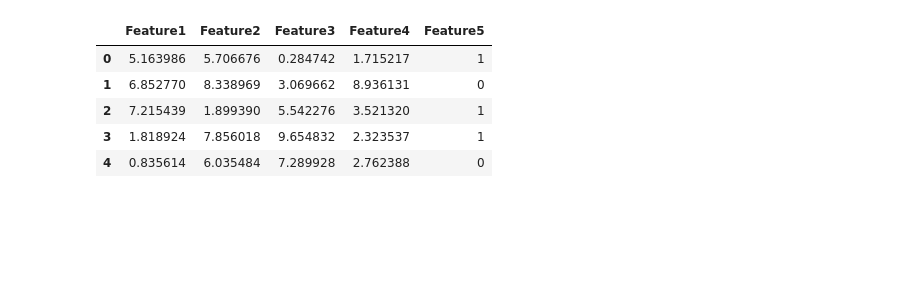
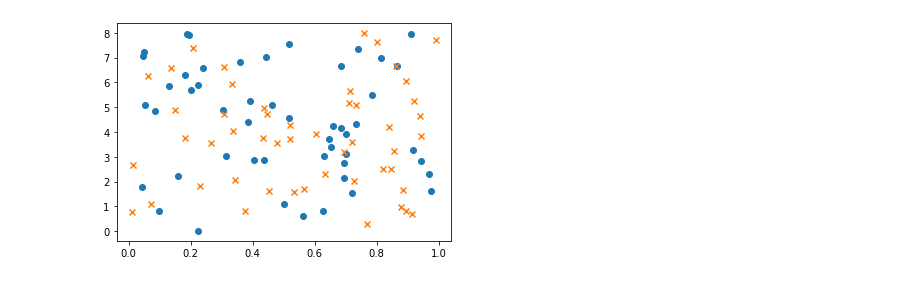
Before and after one commit to CodesOfAnurag/ML_Assignment, a Jupyter notebook: Assignment_MLP/Assignment_MLP.ipynb, the cells around one changed output. Saved outputs shown, nothing was run; the diff lists cells and outputs as text; code cells hidden in the pictures; blank space fills up the shorter version.

```diff
--- a/Assignment_MLP/Assignment_MLP.ipynb
+++ b/Assignment_MLP/Assignment_MLP.ipynb
@@ -4,22 +6,20 @@ import pandas as pd
 # %%
-# setting a fixed seed
 np.random.seed(101)
 
-# creating 4 features with floating point value
-data = np.random.random(4*100).reshape((100,4))*10
+data = np.random.random(4*100).reshape((100,4))
+for i in range(4):
+    data[:,i]*=8**i
+
 columns = ["Feature"+str(i) for i in range(1,5)]
 df = pd.DataFrame(data = data, columns = columns)
 
-# creating 1 feature with binary value
-df["Feature5"]=np.random.randint(0,2,(100,1))
+df["Label"]=np.random.randint(0,2,(100,1))
 
-# saving dataframe into csv file
 df.to_csv("RandomDataSet.csv", index=False)
-df.head()
+
+plt.scatter(np.array(data[:50,0]), np.array(data[:50,1]), marker='o', Label=0)
+plt.scatter(np.array(data[50:,0]), np.array(data[50:,1]), marker='x', Label=1)
+
+del df
 # %% [output]
-|  | Feature1 | Feature2 | Feature3 | Feature4 | Feature5 |
-| 0 | 5.163986 | 5.706676 | 0.284742 | 1.715217 | 1 |
-| 1 | 6.852770 | 8.338969 | 3.069662 | 8.936131 | 0 |
-| 2 | 7.215439 | 1.899390 | 5.542276 | 3.521320 | 1 |
-| 3 | 1.818924 | 7.856018 | 9.654832 | 2.323537 | 1 |
-| 4 | 0.835614 | 6.035484 | 7.289928 | 2.762388 | 0 |
+[figure, added]
```
Also changed, not shown: parts of 10 cells of this notebook, 2 other files.
